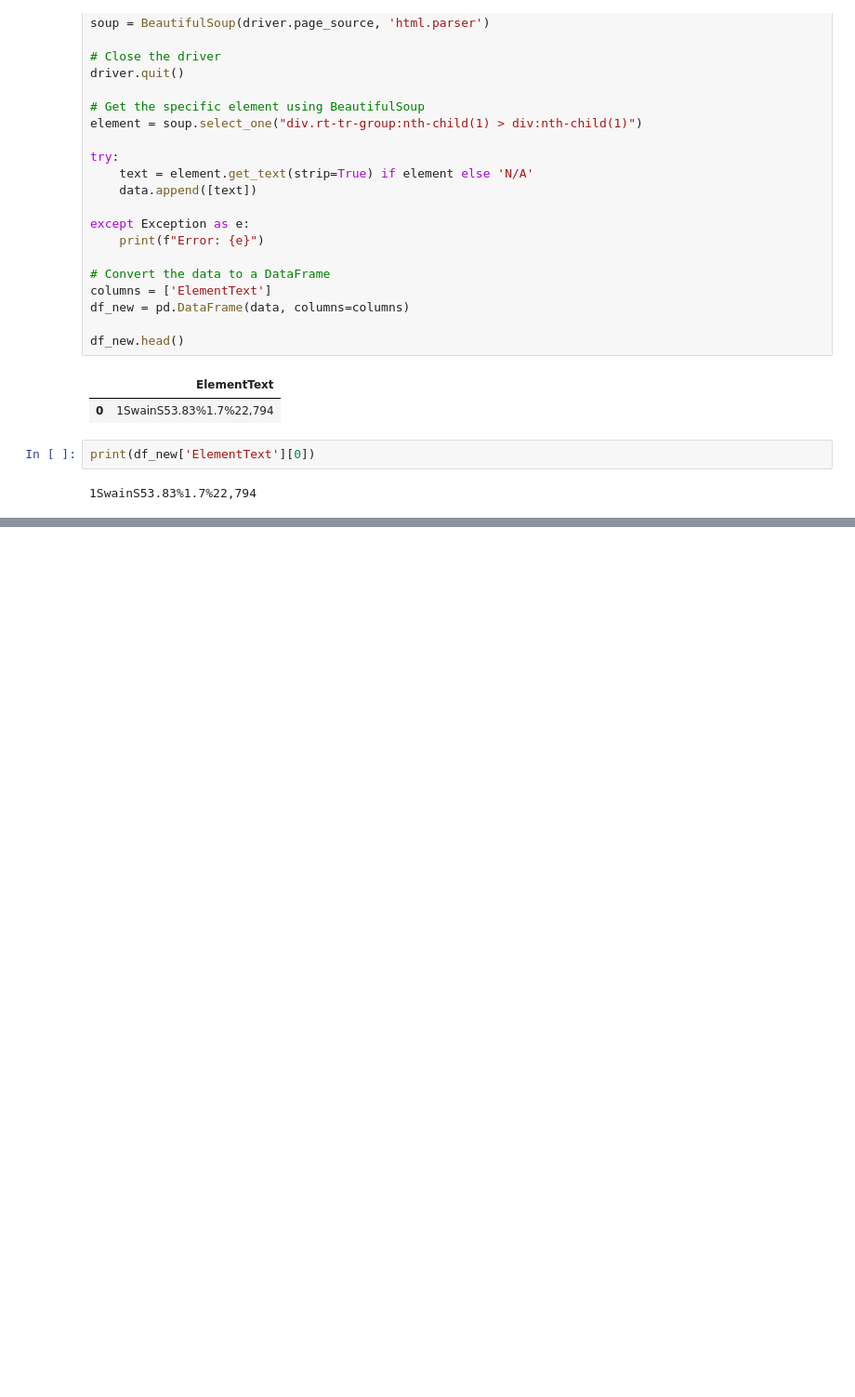
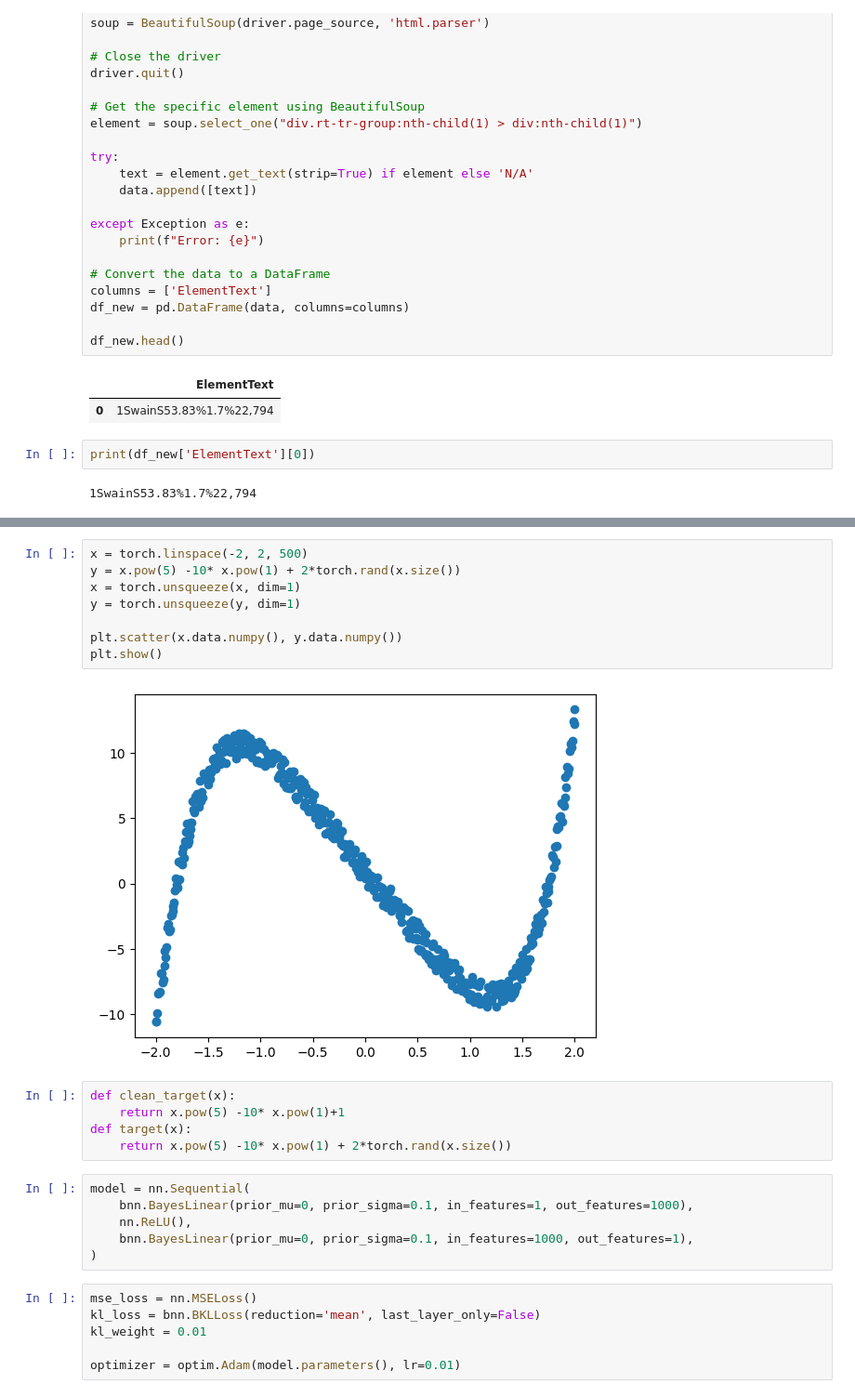
Before and after one commit to NicolaiLindner/Leaguify_Website, a Jupyter notebook: notebooks/Scaping.ipynb, the cells around one changed output, grey strips where cells are left out. Shown: that part at 93% size. Saved outputs shown, nothing was run; the diff lists cells and outputs as text; blank space fills up the shorter version.

```diff
--- a/notebooks/Scaping.ipynb
+++ b/notebooks/Scaping.ipynb
@@ -57,0 +66,27 @@ print(df_new['ElementText'][0])
+# %%
+x = torch.linspace(-2, 2, 500)
+y = x.pow(5) -10* x.pow(1) + 2*torch.rand(x.size())
+x = torch.unsqueeze(x, dim=1)
+y = torch.unsqueeze(y, dim=1)
+
+plt.scatter(x.data.numpy(), y.data.numpy())
+plt.show()
+# %% [output]
+[figure, added]
+# %%
+def clean_target(x):
+    return x.pow(5) -10* x.pow(1)+1
+def target(x):
+    return x.pow(5) -10* x.pow(1) + 2*torch.rand(x.size())
+# %%
+model = nn.Sequential(
+    bnn.BayesLinear(prior_mu=0, prior_sigma=0.1, in_features=1, out_features=1000),
+    nn.ReLU(),
+    bnn.BayesLinear(prior_mu=0, prior_sigma=0.1, in_features=1000, out_features=1),
+)
+# %%
+mse_loss = nn.MSELoss()
+kl_loss = bnn.BKLLoss(reduction='mean', last_layer_only=False)
+kl_weight = 0.01
+
+optimizer = optim.Adam(model.parameters(), lr=0.01)
```
Also changed, not shown: parts of 5 cells of this notebook, 1 other file.
